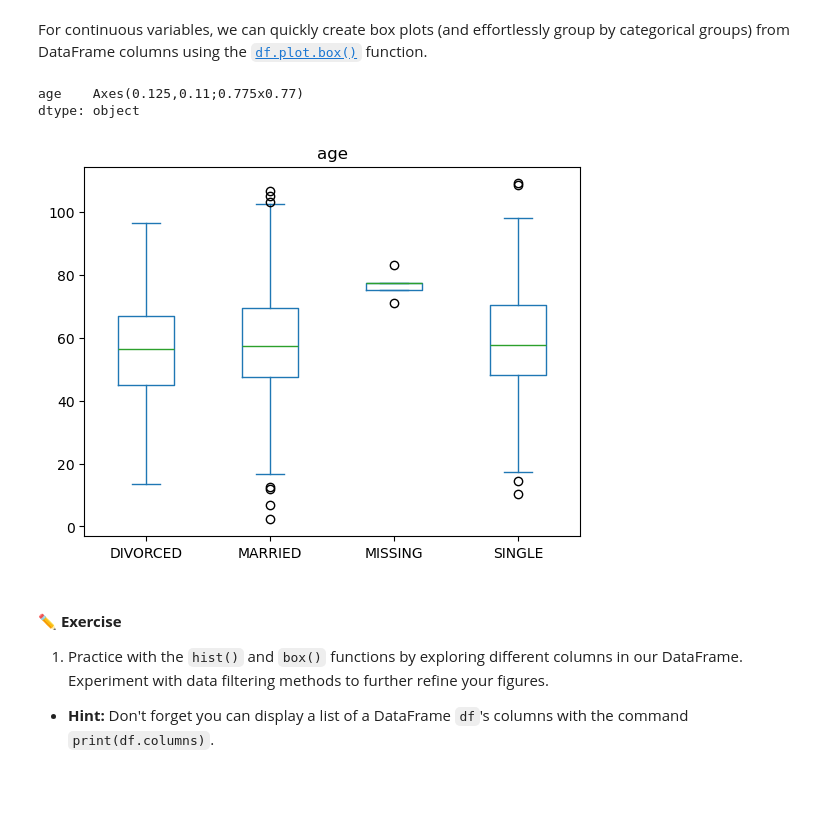
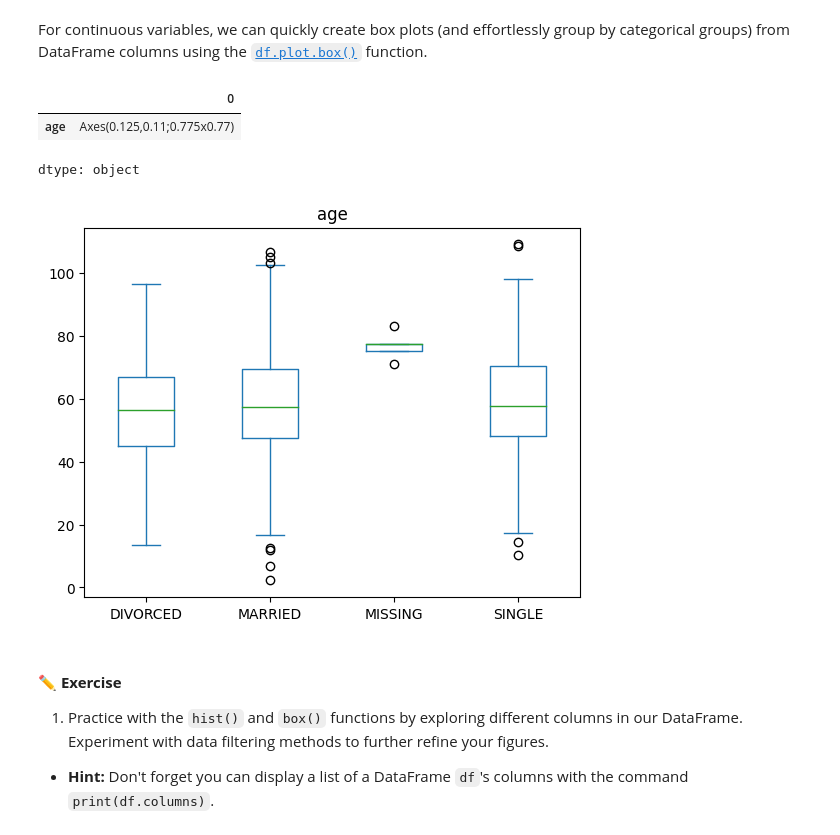
Before and after one commit to iberianu/bme3053c, a Jupyter notebook: lessons-solved/04_Pandas.ipynb, the cells around one changed output. Cells and saved outputs as stored; diff of their text form; code cells hidden in the pictures; blank space fills up the shorter version.

```diff
--- a/lessons-solved/04_Pandas.ipynb
+++ b/lessons-solved/04_Pandas.ipynb
@@ -587,11 +604,12 @@ display(hist)
 # %% [markdown]
 For continuous variables, we can quickly create box plots (and effortlessly group by categorical groups) from DataFrame columns using the [`df.plot.box()`](https://pandas.pydata.org/docs/reference/api/pandas.DataFrame.plot.box.html#pandas.DataFrame.plot.box) function.
 # %%
-patient_df.plot.box(column='age', by='marital_status'). #Faulty data
+patient_df.plot.box(column='age', by='marital_status')  #faulty data
 # %% [output]
+|  | 0 |
+| age | Axes(0.125,0.11;0.775x0.77) |
-age    Axes(0.125,0.11;0.775x0.77)
 dtype: object
-[figure, old version]
+[figure, new version]
 # %% [markdown]
 #### **✏️ Exercise**
 1. Practice with the `hist()` and `box()` functions by exploring different columns in our DataFrame. Experiment with data filtering methods to further refine your figures.
```
Also changed, not shown: parts of 7 cells of this notebook.
